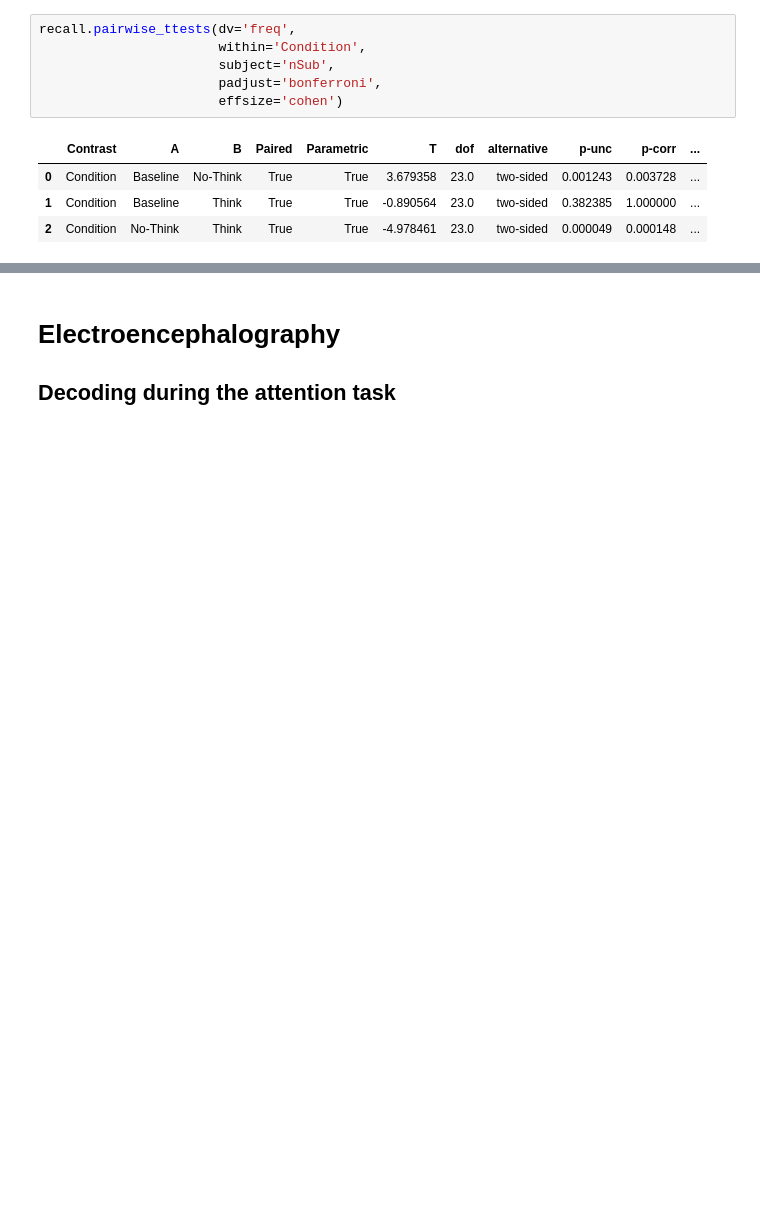
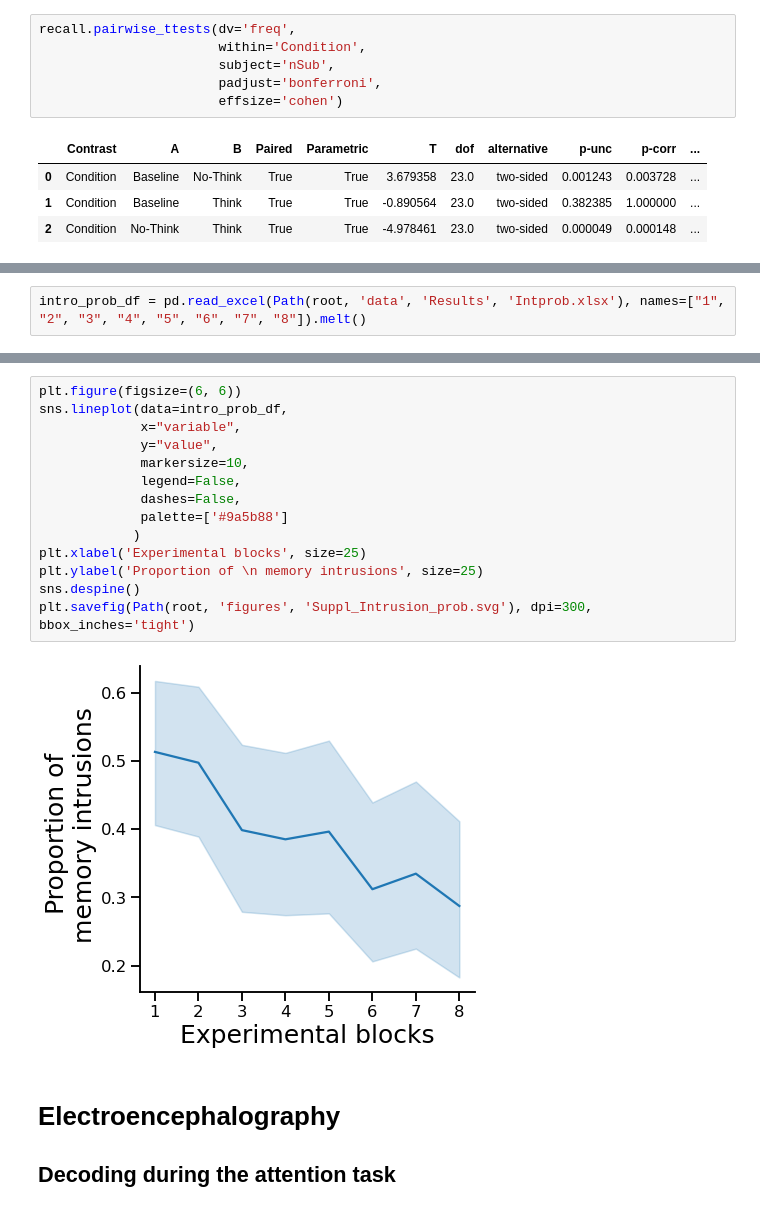
Before and after one commit to LegrandNico/DecodingMemoryIntrusions, a Jupyter notebook: code/Figures.ipynb, the cells around one changed output, grey strips where cells are left out. Saved outputs shown, nothing was run; the diff lists cells and outputs as text; blank space fills up the shorter version.

```diff
--- a/code/Figures.ipynb
+++ b/code/Figures.ipynb
@@ -154,0 +157,2 @@ recall.pairwise_ttests(dv='freq',
+# %%
+intro_prob_df = pd.read_excel(Path(root, 'data', 'Results', 'Intprob.xlsx'), names=["1", "2", "3", "4", "5", "6", "7", "8"]).melt()
@@ -155,3 +175,19 @@ recall.pairwise_ttests(dv='freq',
+# %%
+plt.figure(figsize=(6, 6))
+sns.lineplot(data=intro_prob_df,
+             x="variable",
+             y="value",
+             markersize=10,
+             legend=False,
+             dashes=False,
+             palette=['#9a5b88']
+            )
+plt.xlabel('Experimental blocks', size=25)
+plt.ylabel('Proportion of \n memory intrusions', size=25)
+sns.despine()
+plt.savefig(Path(root, 'figures', 'Suppl_Intrusion_prob.svg'), dpi=300, bbox_inches='tight')
+# %% [output]
+[figure, added]
 # %% [markdown]
 # Electroencephalography
 
```
Also changed, not shown: parts of 10 cells of this notebook, 2 other files.
